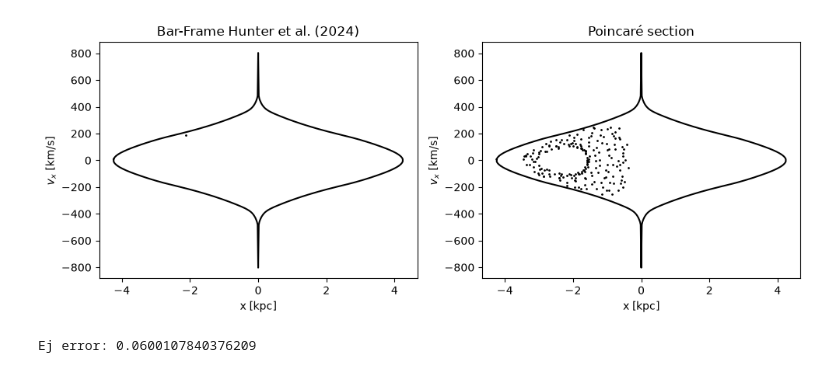
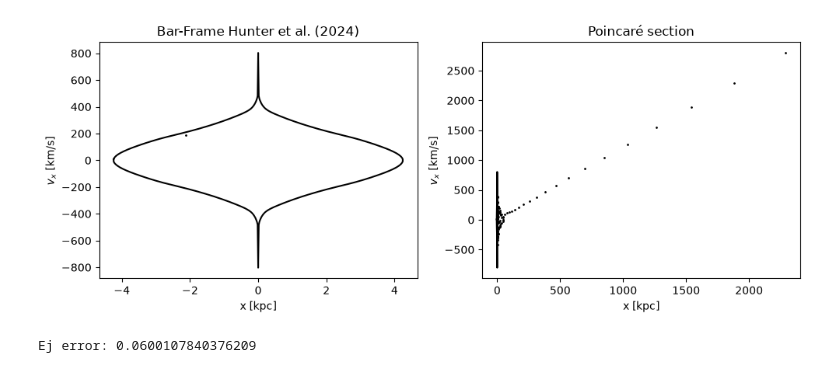
Before and after one commit to salvatore-ferrone/bar-dynamics, a Jupyter notebook: pedagogy/scrap.ipynb, the cells around one changed output. Drawn from its saved outputs; the diff is of its cells as text; code cells hidden in the pictures.

Commit message:
will make beautiful plots!

```diff
--- a/pedagogy/scrap.ipynb
+++ b/pedagogy/scrap.ipynb
@@ -42,14 +41,0 @@ orbits, lyapunov = agama.orbit(
-# %%
-orbit_index = 0
-x = orbits[orbit_index].x
-y = orbits[orbit_index].y
-
-# AGAMA rotating-frame convention:
-#   xdot = vx + Omega*y
-#   ydot = vy - Omega*x
-tcrossing = y.roots()
-dy_dt = y(tcrossing, der=1) + omega * x(tcrossing)
-tcrossing = tcrossing[dy_dt > 0]
-
-xcross = x(tcrossing)
-vxcross = x(tcrossing, der=1) - omega * y(tcrossing)
@@ -56,26 +139,39 @@ vxcross = x(tcrossing, der=1) - omega * y(tcrossing)
+# %%
+
+# test it on one allowed orbit from the bar-frame sample
+state0 = np.array(
+    [initconds[0, 0], initconds[0, 1], initconds[0, 3] + omega*initconds[0, 1], initconds[0, 4] - omega*initconds[0,0] ],
+    dtype=np.float64,
+)
+
+time_span = (0.0, 1e3 * np.sqrt(np.abs(xL1**2 / Ej)))
+times, orbit = strang_rotating_frame(state0, time_span, 1e-5, pot, omega)
+
+sos = sos_fill_y_crossings_single_orbit(orbit, omega)
+print("n crossings:", len(sos))
 # %%
 fig, axis = plt.subplots(1, 2, figsize=(10, 4))
 
 axis[0].plot(xs_poly, vxs_poly, color="k")
 axis[0].scatter(initconds[:, 0], initconds[:, 3], c="k", s=1)
 axis[0].set(
     xlabel="x [kpc]",
     ylabel=r"$v_x$ [km/s]",
     title="Bar-Frame Hunter et al. (2024)"
 )
 
 axis[1].plot(xs_poly, vxs_poly, color="k")
-axis[1].scatter(xcross, vxcross, s=1, color="k")
+axis[1].scatter(sos[:,0], sos[:,1], s=1, color="k")
 axis[1].set(
     xlabel="x [kpc]",
     ylabel=r"$v_x$ [km/s]",
     title="Poincaré section"
 )
 
 plt.tight_layout()
 plt.show()
 # %% [output]
-[figure, old version]
+[figure, new version]
 # %%
 myorb=orbits[0]
 # %%
```
Also changed, not shown: parts of 4 cells of this notebook, 2 other files.
